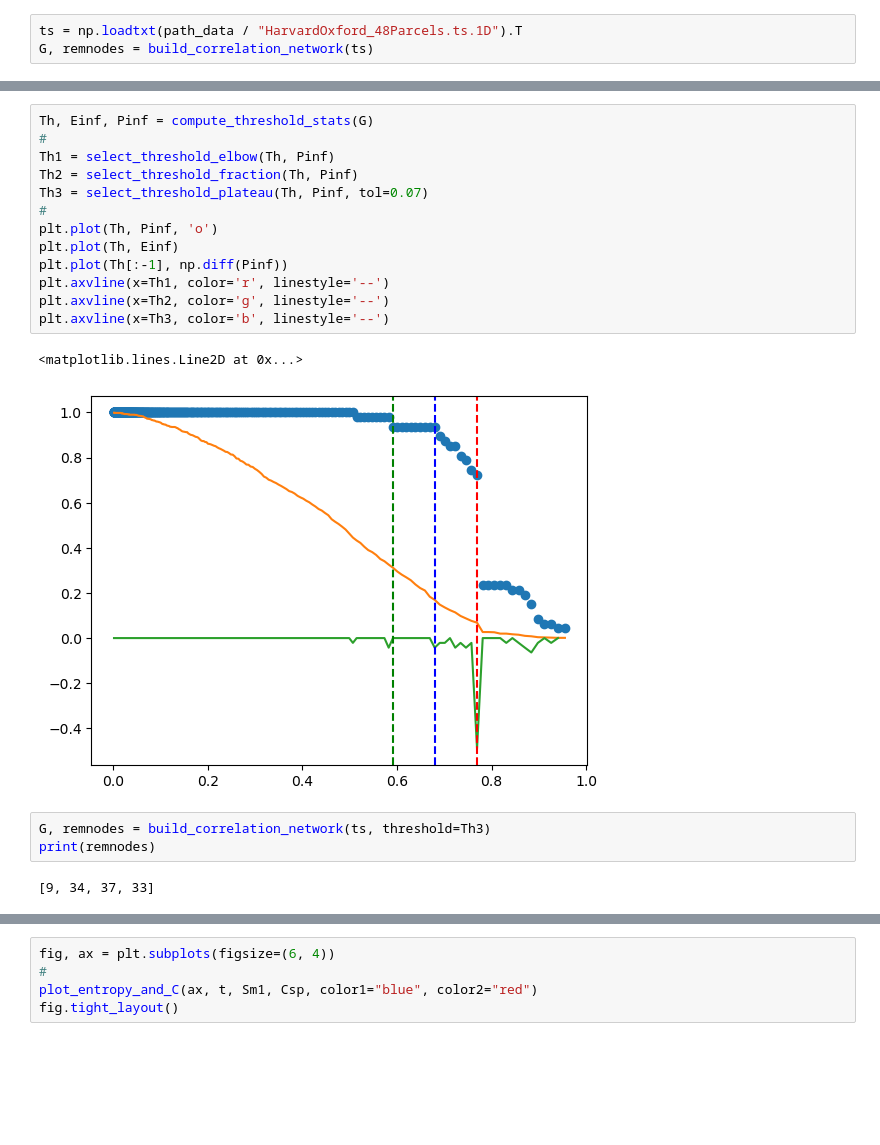
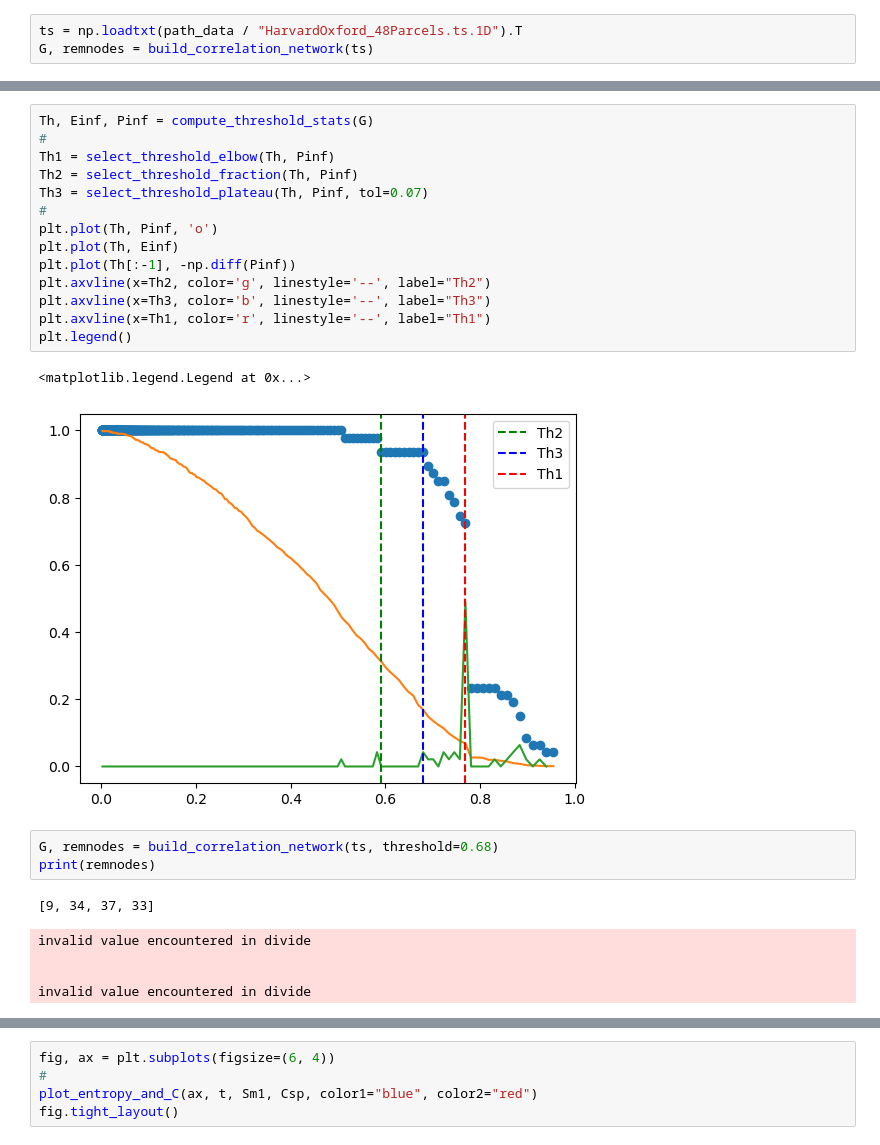
Before and after one commit to giulioiannelli/multifun-brain, a Jupyter notebook: notebooks/01_basic_usage.ipynb, the cells around one changed output, grey strips where cells are left out. Drawn from its saved outputs; the diff is of its cells as text; blank space fills up the shorter version.

```diff
--- a/notebooks/01_basic_usage.ipynb
+++ b/notebooks/01_basic_usage.ipynb
@@ -92,24 +98,29 @@ G, remnodes = build_correlation_network(ts)
 # %%
 Th, Einf, Pinf = compute_threshold_stats(G)
 #
 Th1 = select_threshold_elbow(Th, Pinf)
 Th2 = select_threshold_fraction(Th, Pinf)
 Th3 = select_threshold_plateau(Th, Pinf, tol=0.07)
 #
 plt.plot(Th, Pinf, 'o')
 plt.plot(Th, Einf)
-plt.plot(Th[:-1], np.diff(Pinf))
-plt.axvline(x=Th1, color='r', linestyle='--')
-plt.axvline(x=Th2, color='g', linestyle='--')
-plt.axvline(x=Th3, color='b', linestyle='--')
+plt.plot(Th[:-1], -np.diff(Pinf))
+plt.axvline(x=Th2, color='g', linestyle='--', label="Th2")
+plt.axvline(x=Th3, color='b', linestyle='--', label="Th3")
+plt.axvline(x=Th1, color='r', linestyle='--', label="Th1")
+plt.legend()
 # %% [output]
-<matplotlib.lines.Line2D at 0x...>
+<matplotlib.legend.Legend at 0x...>
-[figure, old version]
+[figure, new version]
 # %%
-G, remnodes = build_correlation_network(ts, threshold=Th3)
+G, remnodes = build_correlation_network(ts, threshold=0.68)
 print(remnodes)
 # %% [output]
 [9, 34, 37, 33]
+invalid value encountered in divide
+
+
+invalid value encountered in divide
 # %%
 L = nx.laplacian_matrix(G).todense()
 spectrum = nx.laplacian_spectrum(G)
```
Also changed, not shown: parts of 8 cells of this notebook, 7 other files.
